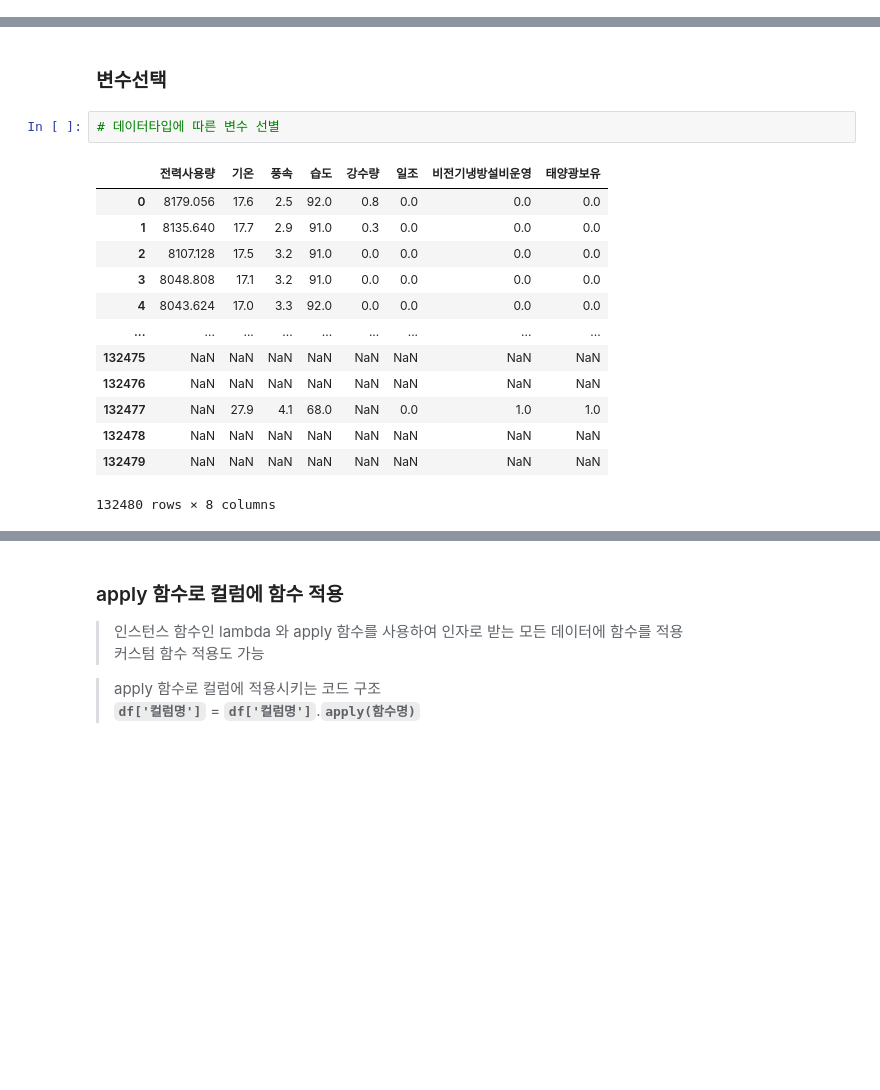
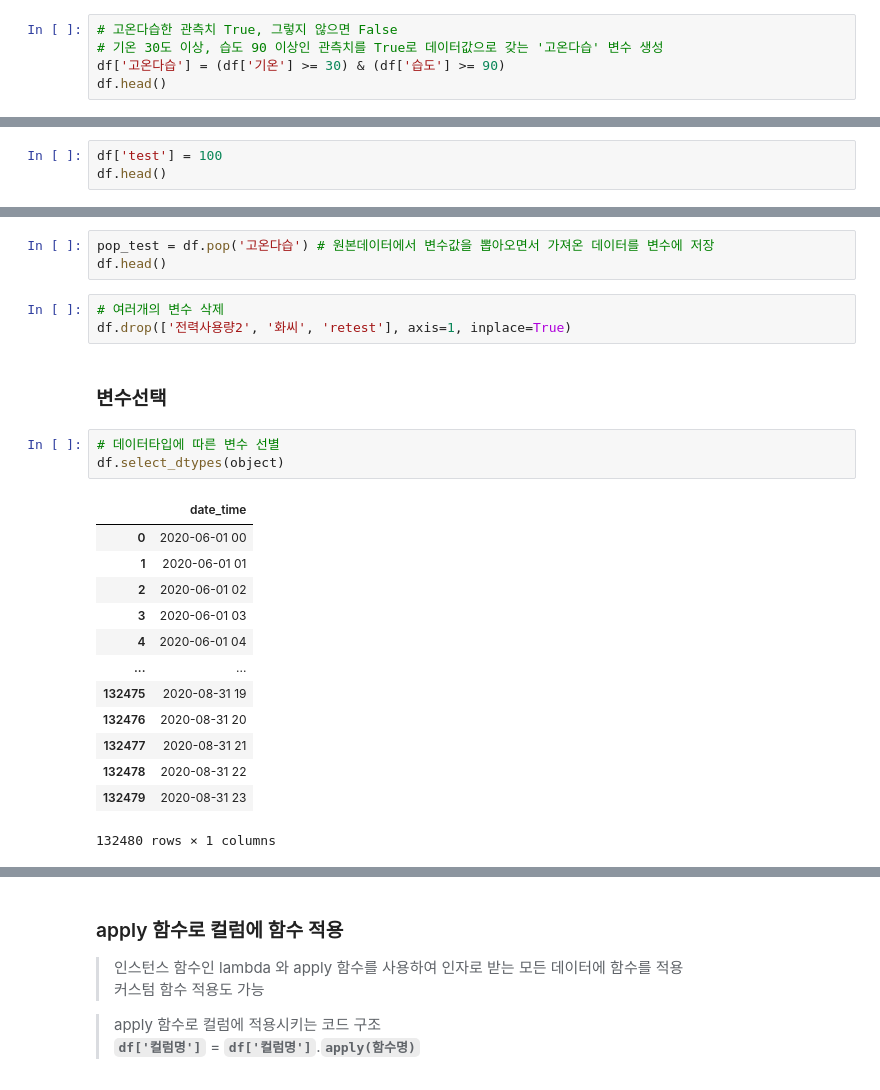
Before and after one commit to overgroove/samsung_ML, a Jupyter notebook: 03_package_pandas.ipynb, the cells around one changed output, grey strips where cells are left out. Drawn from its saved outputs; the diff is of its cells as text; blank space fills up the shorter version.

```diff
--- a/03_package_pandas.ipynb
+++ b/03_package_pandas.ipynb
@@ -924,0 +1048,5 @@ True
+# %%
+# 고온다습한 관측치 True, 그렇지 않으면 False
+# 기온 30도 이상, 습도 90 이상인 관측치를 True로 데이터값으로 갖는 '고온다습' 변수 생성
+df['고온다습'] = (df['기온'] >= 30) & (df['습도'] >= 90)
+df.head()
@@ -924,0 +1060,3 @@ True
+# %%
+df['test'] = 100
+df.head()
@@ -941,20 +1082,27 @@ Name: 전력x30, Length: 132480, dtype: float64
+# %%
+pop_test = df.pop('고온다습') # 원본데이터에서 변수값을 뽑아오면서 가져온 데이터를 변수에 저장
+df.head()
+# %%
+# 여러개의 변수 삭제
+df.drop(['전력사용량2', '화씨', 'retest'], axis=1, inplace=True)
 # %% [markdown]
 ### 변수선택
 # %%
 # 데이터타입에 따른 변수 선별
+df.select_dtypes(object)
 # %% [output]
-|  | 전력사용량 | 기온 | 풍속 | 습도 | 강수량 | 일조 | 비전기냉방설비운영 | 태양광보유 |
-| 0 | 8179.056 | 17.6 | 2.5 | 92.0 | 0.8 | 0.0 | 0.0 | 0.0 |
-| 1 | 8135.640 | 17.7 | 2.9 | 91.0 | 0.3 | 0.0 | 0.0 | 0.0 |
-| 2 | 8107.128 | 17.5 | 3.2 | 91.0 | 0.0 | 0.0 | 0.0 | 0.0 |
-| 3 | 8048.808 | 17.1 | 3.2 | 91.0 | 0.0 | 0.0 | 0.0 | 0.0 |
-| 4 | 8043.624 | 17.0 | 3.3 | 92.0 | 0.0 | 0.0 | 0.0 | 0.0 |
-| ... | ... | ... | ... | ... | ... | ... | ... | ... |
-| 132475 | NaN | NaN | NaN | NaN | NaN | NaN | NaN | NaN |
-| 132476 | NaN | NaN | NaN | NaN | NaN | NaN | NaN | NaN |
-| 132477 | NaN | 27.9 | 4.1 | 68.0 | NaN | 0.0 | 1.0 | 1.0 |
-| 132478 | NaN | NaN | NaN | NaN | NaN | NaN | NaN | NaN |
-| 132479 | NaN | NaN | NaN | NaN | NaN | NaN | NaN | NaN |
+|  | date_time |
+| 0 | 2020-06-01 00 |
+| 1 | 2020-06-01 01 |
+| 2 | 2020-06-01 02 |
+| 3 | 2020-06-01 03 |
+| 4 | 2020-06-01 04 |
+| ... | ... |
+| 132475 | 2020-08-31 19 |
+| 132476 | 2020-08-31 20 |
+| 132477 | 2020-08-31 21 |
+| 132478 | 2020-08-31 22 |
+| 132479 | 2020-08-31 23 |
-132480 rows × 8 columns
+132480 rows × 1 columns
 # %%
 # 변수명 활용 변수선택
```
Also changed, not shown: parts of 49 cells of this notebook.
